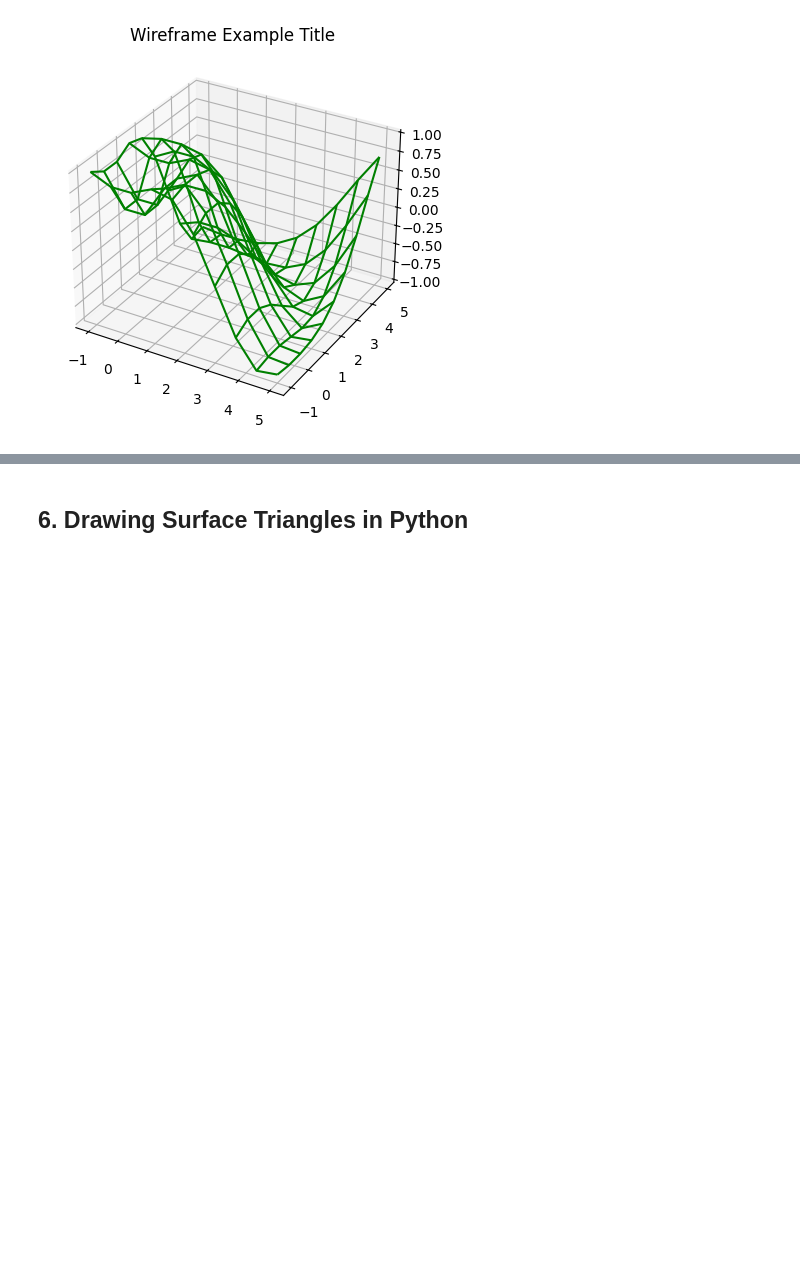
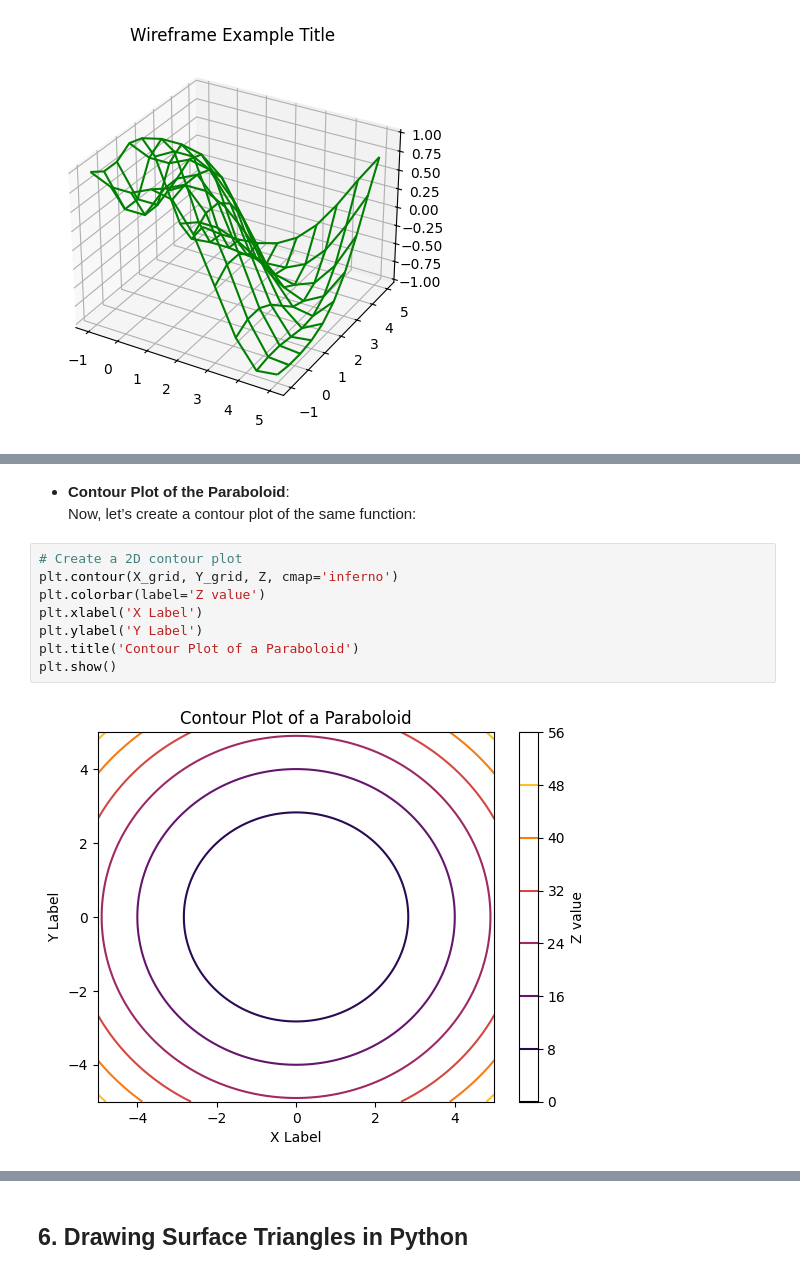
Before and after one commit to Ebimsv/Machine_Learning_Course, a Jupyter notebook: 04. Intro to Matplotlib.ipynb, the cells around one changed output, grey strips where cells are left out. Drawn from its saved outputs; the diff is of its cells as text; blank space fills up the shorter version.

```diff
--- a/04. Intro to Matplotlib.ipynb
+++ b/04. Intro to Matplotlib.ipynb
@@ -713,0 +723,13 @@ plt.show()
+# %% [markdown]
+- **Contour Plot of the Paraboloid**:
+Now, let’s create a contour plot of the same function:
+# %%
+# Create a 2D contour plot
+plt.contour(X_grid, Y_grid, Z, cmap='inferno')
+plt.colorbar(label='Z value')
+plt.xlabel('X Label')
+plt.ylabel('Y Label')
+plt.title('Contour Plot of a Paraboloid')
+plt.show()
+# %% [output]
+[figure, added]
```
Also changed, not shown: parts of 5 cells of this notebook.
